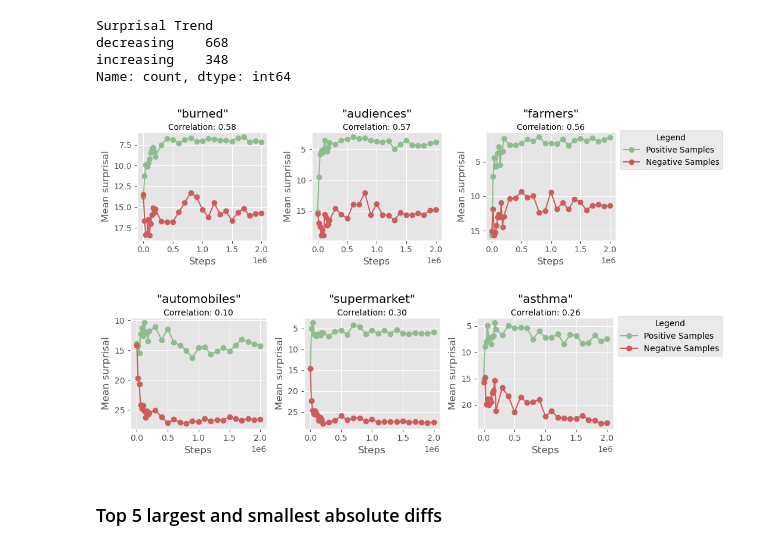
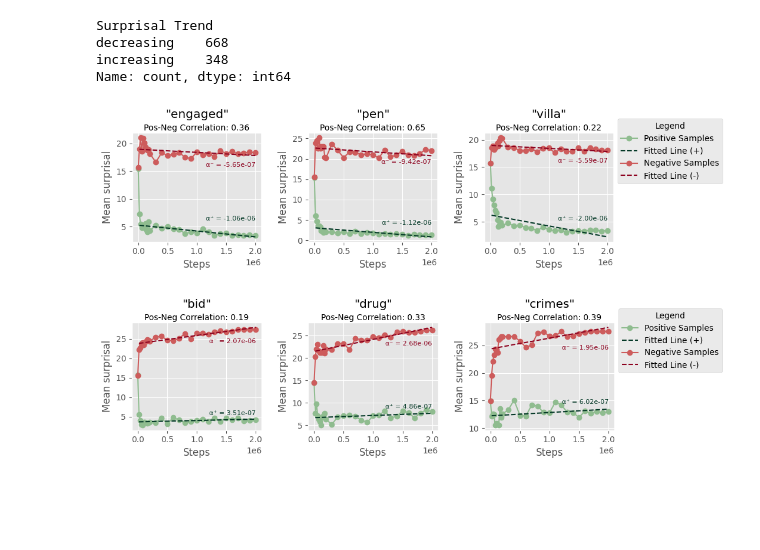
Before and after one commit to NazaninShafiabadi/antisurprisal, a Jupyter notebook: src/word_acquisition.ipynb, the cells around one changed output. Saved outputs shown, nothing was run; the diff lists cells and outputs as text; code cells hidden in the pictures; blank space fills up the shorter version.

```diff
--- a/src/word_acquisition.ipynb
+++ b/src/word_acquisition.ipynb
@@ -462,7 +143,7 @@ def pearson_correlation(group):
     corr, _ = pearsonr(group['MeanSurprisal'], group['MeanNegSurprisal'])
     return corr
 # %%
-wikitext_surprisals = '../results/lexique_results/shuffled_bert_surprisals.txt'
+wikitext_surprisals = '../results/shuffled_bert_surprisals.txt'
 surprisals = pd.read_csv(wikitext_surprisals, delimiter='\t')
 # %%
 # correlations = surprisals.groupby('Token').apply(pearson_correlation).dropna()    # including the first step
@@ -540,9 +221,9 @@ plt.show()
 # %% [markdown]
 #### Average frequency in each category
 # %%
-wordbank = pd.read_csv('../data/wikitext/wikitext_wordbank.tsv', sep='\t')
+wordbank = pd.read_csv('../data/processed/wikitext_wordbank.tsv', sep='\t')
 
-correlations['Token Counts'] = wordbank[wordbank.token.isin(correlations.Token.tolist())].reset_index()['count']
+correlations['Token Counts'] = wordbank[wordbank.token.isin(correlations.Token)].reset_index()['count']
 correlations
 # %% [output]
 |  | Token | Correlation | Correlation Strength | Token Counts |
@@ -672,10 +353,8 @@ Name: count, dtype: int64
 # %%
 dec_trend_samples = positive_corr[positive_corr['Surprisal Trend'] == 'decreasing'].Token.sample(3)
 inc_trend_samples = positive_corr[positive_corr['Surprisal Trend'] == 'increasing'].Token.sample(3)
-plot_surprisals(dec_trend_samples, surprisals, neg_samples=True, first_step=False)
-plot_surprisals(inc_trend_samples, surprisals, neg_samples=True, first_step=False)
+plot_surprisals(dec_trend_samples, surprisals, neg_samples=True, fit_line=True, first_step=False)
+plot_surprisals(inc_trend_samples, surprisals, neg_samples=True, fit_line=True, first_step=False)
 # %% [output]
-[figure, old version]
+[figure, new version]
-[figure, old version]
+[figure, new version]
-# %% [markdown]
-### Top 5 largest and smallest absolute diffs
```
Also changed, not shown: parts of 56 cells of this notebook, 6 other files.
